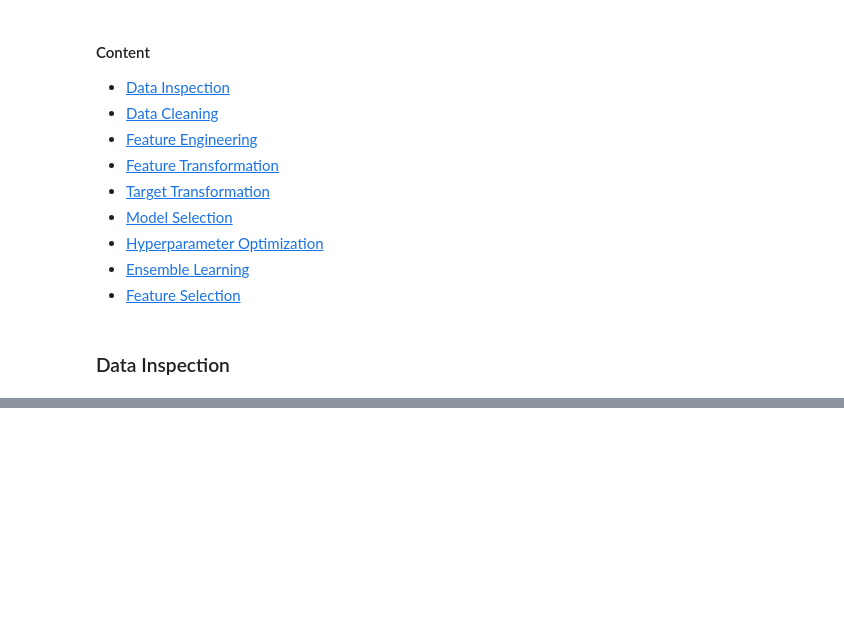
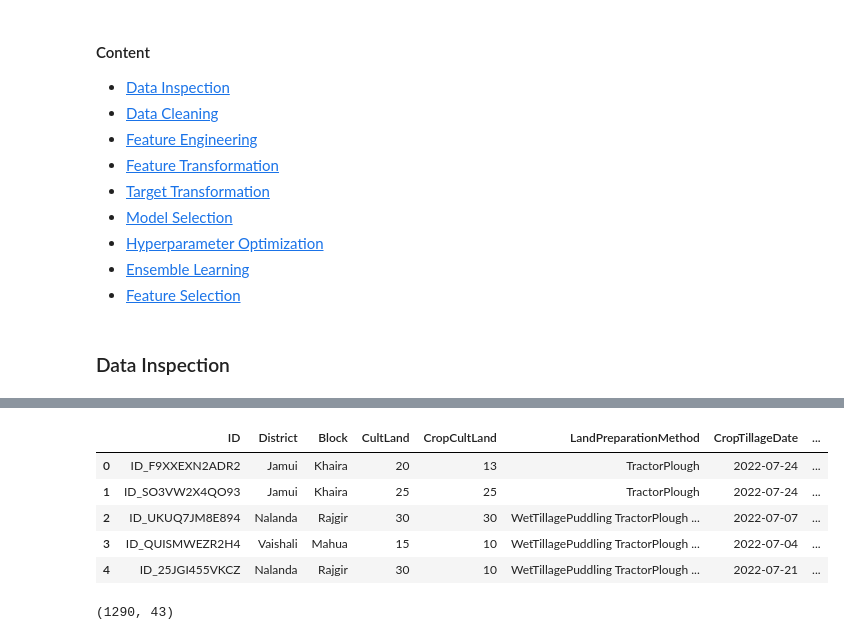
Before and after one commit to OlawoyeTaofeek/HandsOnML, a Jupyter notebook: regression/Zindi Crop Prediction Competition/digital-green-crop-yield-estimate.ipynb, the cells around one changed output, grey strips where cells are left out. Cells and saved outputs as stored; diff of their text form; code cells hidden in the pictures; blank space fills up the shorter version.

```diff
--- a/regression/Zindi Crop Prediction Competition/digital-green-crop-yield-estimate.ipynb
+++ b/regression/Zindi Crop Prediction Competition/digital-green-crop-yield-estimate.ipynb
@@ -79,0 +125,13 @@ VariableDescription = pd.read_csv("VariableDescription.csv")
+# %%
+test.head()
+# %% [output]
+|  | ID | District | Block | CultLand | CropCultLand | LandPreparationMethod | CropTillageDate | ... |
+| 0 | ID_F9XXEXN2ADR2 | Jamui | Khaira | 20 | 13 | TractorPlough | 2022-07-24 | ... |
+| 1 | ID_SO3VW2X4QO93 | Jamui | Khaira | 25 | 25 | TractorPlough | 2022-07-24 | ... |
+| 2 | ID_UKUQ7JM8E894 | Nalanda | Rajgir | 30 | 30 | WetTillagePuddling TractorPlough ... | 2022-07-07 | ... |
+| 3 | ID_QUISMWEZR2H4 | Vaishali | Mahua | 15 | 10 | WetTillagePuddling TractorPlough ... | 2022-07-04 | ... |
+| 4 | ID_25JGI455VKCZ | Nalanda | Rajgir | 30 | 10 | WetTillagePuddling TractorPlough ... | 2022-07-21 | ... |
+# %%
+test.shape
+# %% [output]
+(1290, 43)
```
Also changed, not shown: parts of 14 cells of this notebook.
